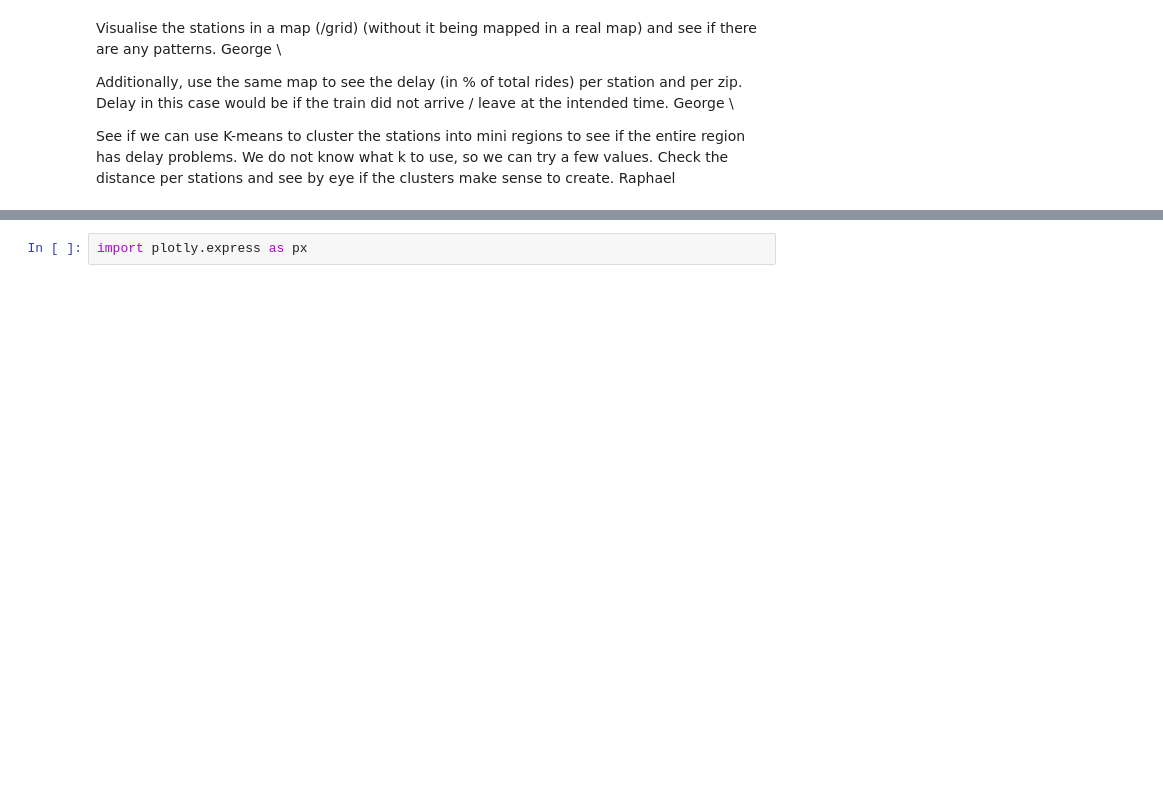
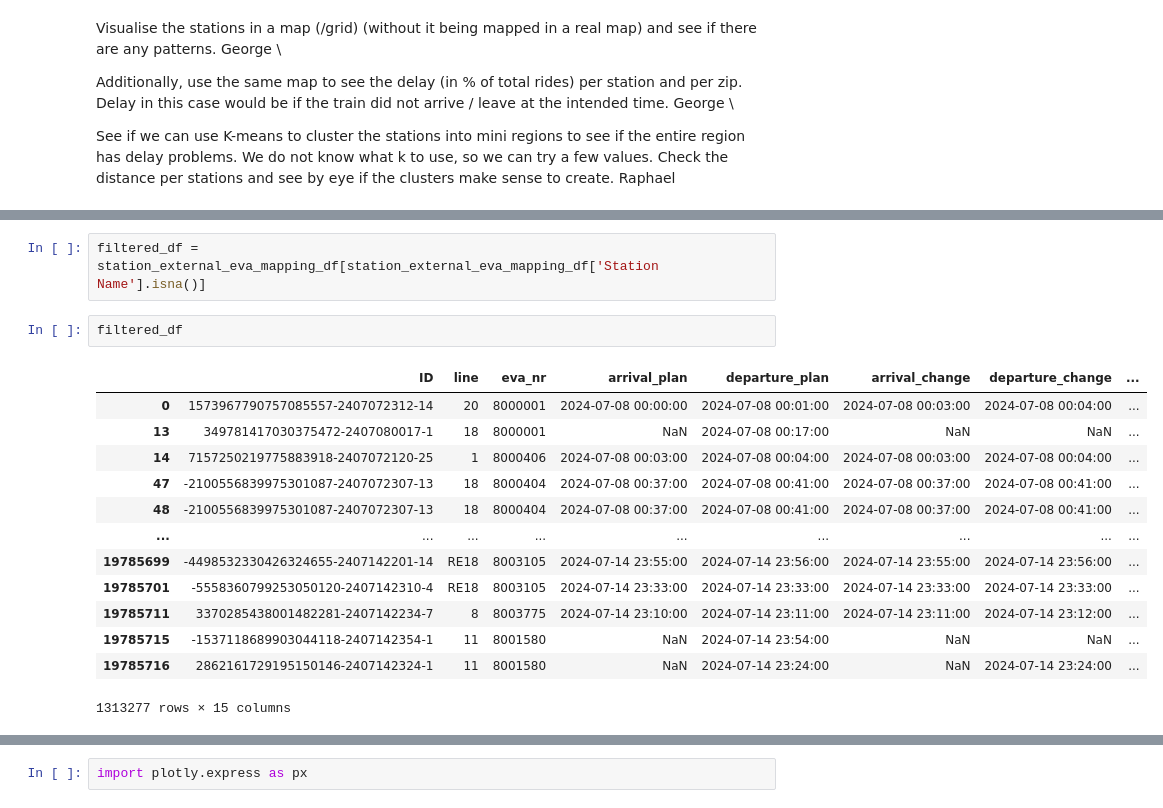
Before and after one commit to Tu2-prog/DM-Project, a Jupyter notebook: data-analysis.ipynb, the cells around one changed output, grey strips where cells are left out. Drawn from its saved outputs; the diff is of its cells as text; blank space fills up the shorter version.

```diff
--- a/data-analysis.ipynb
+++ b/data-analysis.ipynb
@@ -232,0 +251,18 @@ NameError: name 'folium' is not defined
+# %%
+filtered_df = station_external_eva_mapping_df[station_external_eva_mapping_df['Station Name'].isna()]
+# %%
+filtered_df
+# %% [output]
+|  | ID | line | eva_nr | arrival_plan | departure_plan | arrival_change | departure_change | ... |
+| 0 | 1573967790757085557-2407072312-14 | 20 | 8000001 | 2024-07-08 00:00:00 | 2024-07-08 00:01:00 | 2024-07-08 00:03:00 | 2024-07-08 00:04:00 | ... |
+| 13 | 349781417030375472-2407080017-1 | 18 | 8000001 | NaN | 2024-07-08 00:17:00 | NaN | NaN | ... |
+| 14 | 7157250219775883918-2407072120-25 | 1 | 8000406 | 2024-07-08 00:03:00 | 2024-07-08 00:04:00 | 2024-07-08 00:03:00 | 2024-07-08 00:04:00 | ... |
+| 47 | -2100556839975301087-2407072307-13 | 18 | 8000404 | 2024-07-08 00:37:00 | 2024-07-08 00:41:00 | 2024-07-08 00:37:00 | 2024-07-08 00:41:00 | ... |
+| 48 | -2100556839975301087-2407072307-13 | 18 | 8000404 | 2024-07-08 00:37:00 | 2024-07-08 00:41:00 | 2024-07-08 00:37:00 | 2024-07-08 00:41:00 | ... |
+| ... | ... | ... | ... | ... | ... | ... | ... | ... |
+| 19785699 | -4498532330426324655-2407142201-14 | RE18 | 8003105 | 2024-07-14 23:55:00 | 2024-07-14 23:56:00 | 2024-07-14 23:55:00 | 2024-07-14 23:56:00 | ... |
+| 19785701 | -5558360799253050120-2407142310-4 | RE18 | 8003105 | 2024-07-14 23:33:00 | 2024-07-14 23:33:00 | 2024-07-14 23:33:00 | 2024-07-14 23:33:00 | ... |
+| 19785711 | 3370285438001482281-2407142234-7 | 8 | 8003775 | 2024-07-14 23:10:00 | 2024-07-14 23:11:00 | 2024-07-14 23:11:00 | 2024-07-14 23:12:00 | ... |
+| 19785715 | -1537118689903044118-2407142354-1 | 11 | 8001580 | NaN | 2024-07-14 23:54:00 | NaN | NaN | ... |
+| 19785716 | 2862161729195150146-2407142324-1 | 11 | 8001580 | NaN | 2024-07-14 23:24:00 | NaN | 2024-07-14 23:24:00 | ... |
+1313277 rows × 15 columns
```
Also changed, not shown: parts of 17 cells of this notebook, 7 other files.
